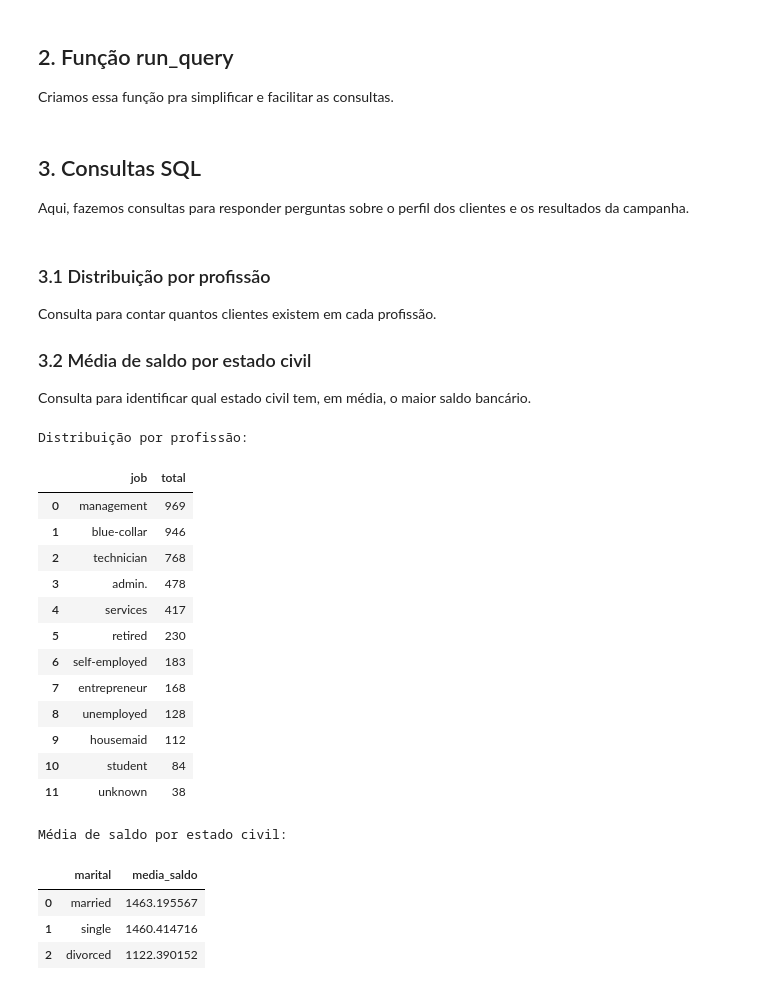
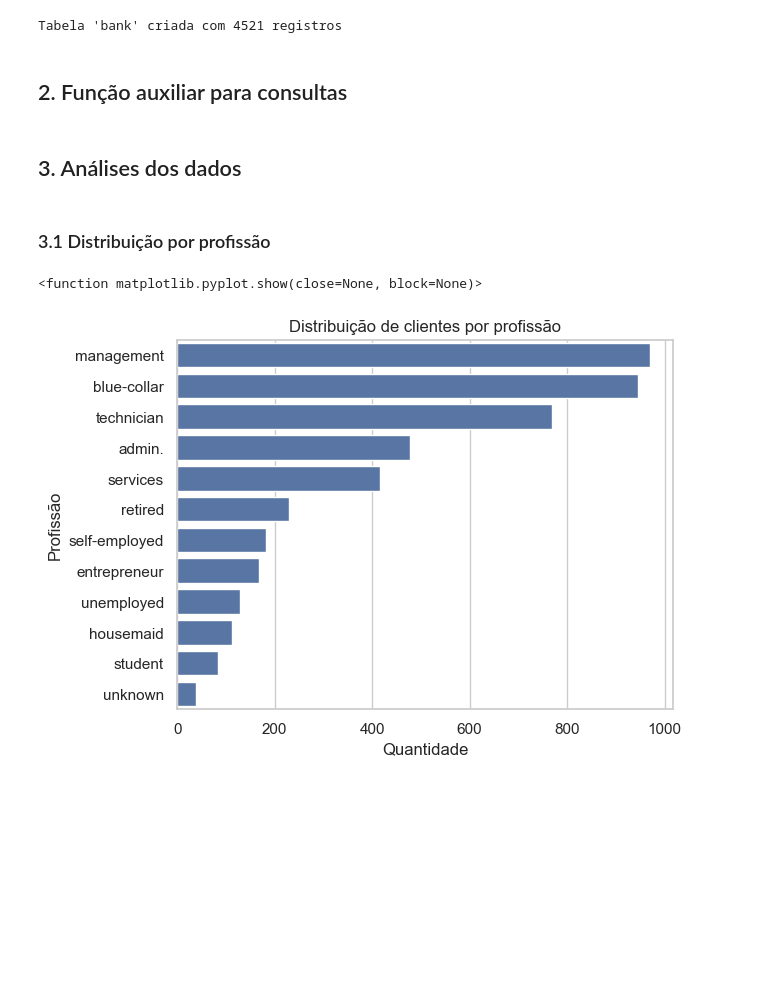
Before and after one commit to Lincoln-M-Oliveira/analise-banco, a Jupyter notebook: bank_analise.ipynb, the cells around one changed output. Saved outputs shown, nothing was run; the diff lists cells and outputs as text; code cells hidden in the pictures; blank space fills up the shorter version.

```diff
--- a/bank_analise.ipynb
+++ b/bank_analise.ipynb
@@ -8,11 +12,15 @@ Carregamos o arquivo CSV, tratamos colunas categóricas(transformando yes/no em
 # %%
 import pandas as pd
 import sqlite3
+import matplotlib.pyplot as plt
+import seaborn as sns
 
-df = pd.read_csv('bank.csv', sep=';', encoding='utf-8')
-for col in ['default', 'housing', 'loan', 'y']:
-    df[col] = df[col].map({'yes':1 ,'no':0 ,'1':1, '0':0})
+sns.set(style="whitegrid")
 
-conn = sqlite3.connect('bank_marketing.db')
-df.to_sql('bank', conn, if_exists='replace', index=False)
+
+df = pd.read_csv('https://raw.githubusercontent.com/Lincoln-M-Oliveira/analise-banco/refs/heads/main/bank.csv',
+     sep=';', encoding='utf-8')
+
+# Visualizar primeiras linhas
+df.head()
 # %% [output]
@@ -20,54 +33,40 @@ df.to_sql('bank', conn, if_exists='replace', index=False)
+# %%
+# Transformar colunas categóricas yes/no para 1/0
+for col in ['default', 'housing', 'loan', 'y']:
+    df[col] = df[col].map({'yes':1 ,'no':0 ,'1':1, '0':0})
+
+# Conectar o SQLite
+conn = sqlite3.connect('bank_marketing.db')
+df.to_sql('bank', conn, if_exists='replace', index=False)
+
+print(f"Tabela 'bank' criada com {len(df)} registros")
+# %% [output]
+Tabela 'bank' criada com 4521 registros
 # %% [markdown]
-## 2. Função run_query
-Criamos essa função pra simplificar e facilitar as consultas.
+## 2. Função auxiliar para consultas
 # %%
 def run_query(query):
     return pd.read_sql_query(query, conn)
 # %% [markdown]
-## 3. Consultas SQL
-Aqui, fazemos consultas para responder perguntas sobre o perfil dos clientes e os resultados da campanha.
+## 3. Análises dos dados
 # %% [markdown]
 ### 3.1 Distribuição por profissão
-Consulta para contar quantos clientes existem em cada profissão.
-### 3.2 Média de saldo por estado civil
-Consulta para identificar qual estado civil tem, em média, o maior saldo bancário.
 # %%
 
 q1 = run_query("""
 SELECT job, COUNT(*) AS total
 FROM bank
 GROUP BY job
 ORDER BY total DESC;
 """)
 
-q2 = run_query("""
-SELECT marital, AVG(balance) AS media_saldo
-FROM bank
-GROUP BY marital
-ORDER BY media_saldo DESC;
-""")
-
-print("Distribuição por profissão:")
-display(q1)
-print("Média de saldo por estado civil:")
-display(q2)
+plt.Figure(figsize=(10,5))
+sns.barplot(x='total', y='job', data=q1)
+plt.title('Distribuição de clientes por profissão')
+plt.xlabel('Quantidade')
+plt.ylabel('Profissão')
+plt.savefig('imagens/distribuicao_profissao.png', bbox_inches='tight')
+plt.show
 # %% [output]
-Distribuição por profissão:
+<function matplotlib.pyplot.show(close=None, block=None)>
-|  | job | total |
-| 0 | management | 969 |
-| 1 | blue-collar | 946 |
-| 2 | technician | 768 |
-| 3 | admin. | 478 |
-| 4 | services | 417 |
-| 5 | retired | 230 |
-| 6 | self-employed | 183 |
-| 7 | entrepreneur | 168 |
-| 8 | unemployed | 128 |
-| 9 | housemaid | 112 |
-| 10 | student | 84 |
-| 11 | unknown | 38 |
-Média de saldo por estado civil:
-|  | marital | media_saldo |
-| 0 | married | 1463.195567 |
-| 1 | single | 1460.414716 |
-| 2 | divorced | 1122.390152 |
+[figure, added]
```
Also changed, not shown: parts of 16 cells of this notebook.
